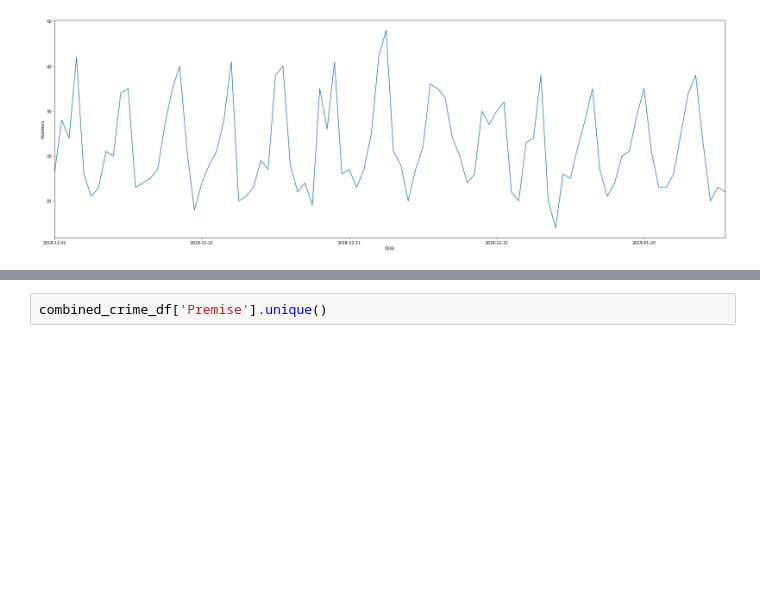
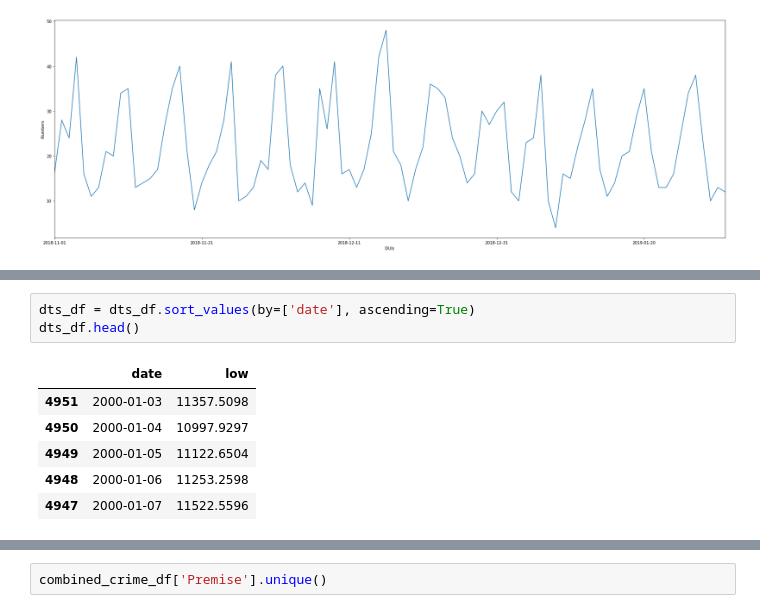
Before and after one commit to OzkarAgoz/Project1, a Jupyter notebook: OzkarHPD/ProjectHPD_OZKAR.ipynb, the cells around one changed output, grey strips where cells are left out. Cells and saved outputs as stored; diff of their text form; blank space fills up the shorter version.

```diff
--- a/OzkarHPD/ProjectHPD_OZKAR.ipynb
+++ b/OzkarHPD/ProjectHPD_OZKAR.ipynb
@@ -75,0 +110,10 @@ plt.show()
+# %%
+dts_df = dts_df.sort_values(by=['date'], ascending=True)
+dts_df.head()
+# %% [output]
+|  | date | low |
+| 4951 | 2000-01-03 | 11357.5098 |
+| 4950 | 2000-01-04 | 10997.9297 |
+| 4949 | 2000-01-05 | 11122.6504 |
+| 4948 | 2000-01-06 | 11253.2598 |
+| 4947 | 2000-01-07 | 11522.5596 |
```
Also changed, not shown: parts of 11 cells of this notebook, 5 other files.
